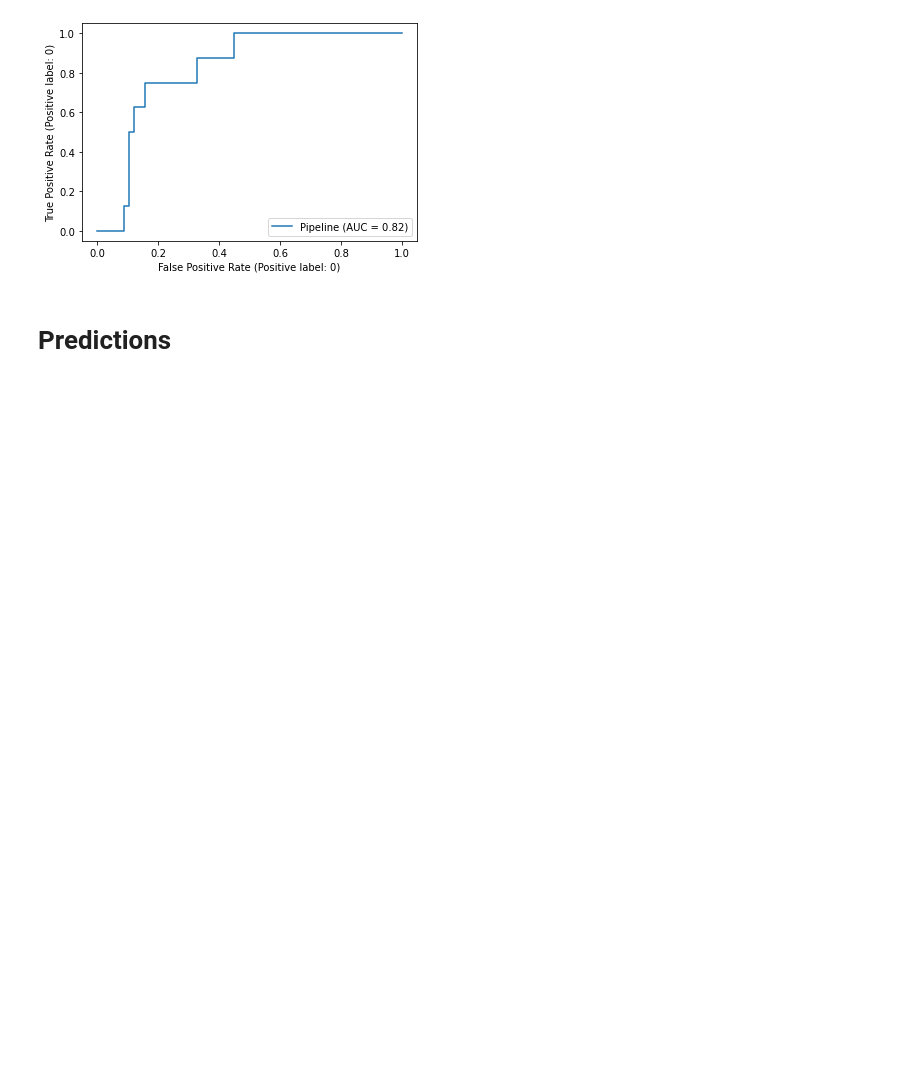
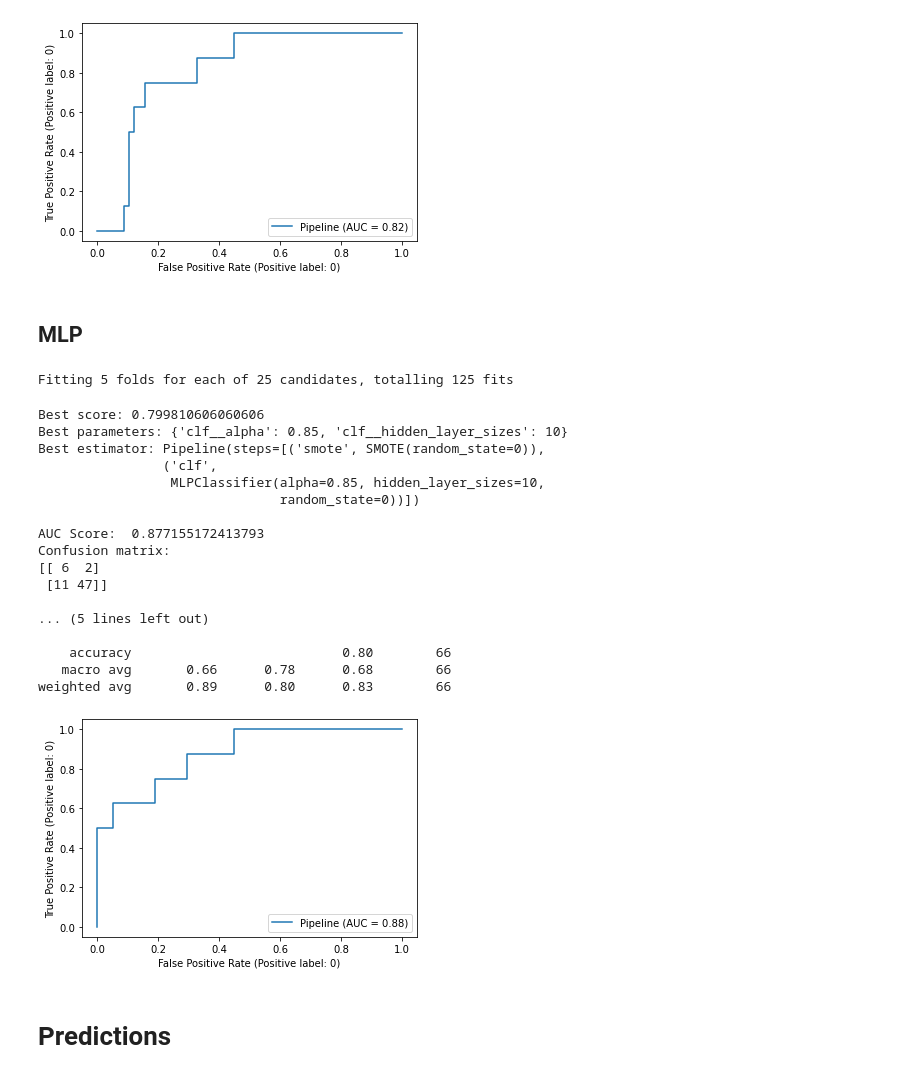
Before and after one commit to Ca-moes/AC, a Jupyter notebook: prediction.ipynb, the cells around one changed output. Saved outputs shown, nothing was run; the diff lists cells and outputs as text; code cells hidden in the pictures; blank space fills up the shorter version.

```diff
--- a/prediction.ipynb
+++ b/prediction.ipynb
@@ -76,9 +79,9 @@ Applying grid search
 def grid_search(model, parameter_grid):
     cross_validation = StratifiedKFold(n_splits=5)
 
-    clf = apply_sampling(model)
+    pipe = apply_sampling(model)
 
-    grid_search = GridSearchCV(clf,
+    grid_search = GridSearchCV(pipe,
                                param_grid=parameter_grid,
                                scoring='roc_auc',
                                cv=cross_validation,
@@ -338,6 +342,37 @@ Best estimator: Pipeline(steps=[('smote', SMOTE(random_state=0)),
    macro avg       0.61      0.75      0.57        66
 weighted avg       0.88      0.65      0.71        66
 [figure]
+# %% [markdown]
+## MLP
+# %%
+model = MLPClassifier(alpha=1, hidden_layer_sizes=150, random_state=0)
+
+parameter_grid = {'clf__alpha': [0.1, 0.25, 0.5, 0.75, 0.85],
+                    'clf__hidden_layer_sizes': [10, 20, 30, 60, 100],
+
+                    }
+
+mlp = grid_search(model, parameter_grid)
+# %% [output]
+Fitting 5 folds for each of 25 candidates, totalling 125 fits
+Best score: 0.799810606060606
+Best parameters: {'clf__alpha': 0.85, 'clf__hidden_layer_sizes': 10}
+Best estimator: Pipeline(steps=[('smote', SMOTE(random_state=0)),
+                ('clf',
+                 MLPClassifier(alpha=0.85, hidden_layer_sizes=10,
+                               random_state=0))])
+
+AUC Score:  0.877155172413793
+Confusion matrix:
+[[ 6  2]
+ [11 47]]
+
+... (5 lines left out)
+
+    accuracy                           0.80        66
+   macro avg       0.66      0.78      0.68        66
+weighted avg       0.89      0.80      0.83        66
+[figure, added]
 # %% [markdown]
 # Predictions
 # %%
```
Also changed, not shown: parts of 7 cells of this notebook.
